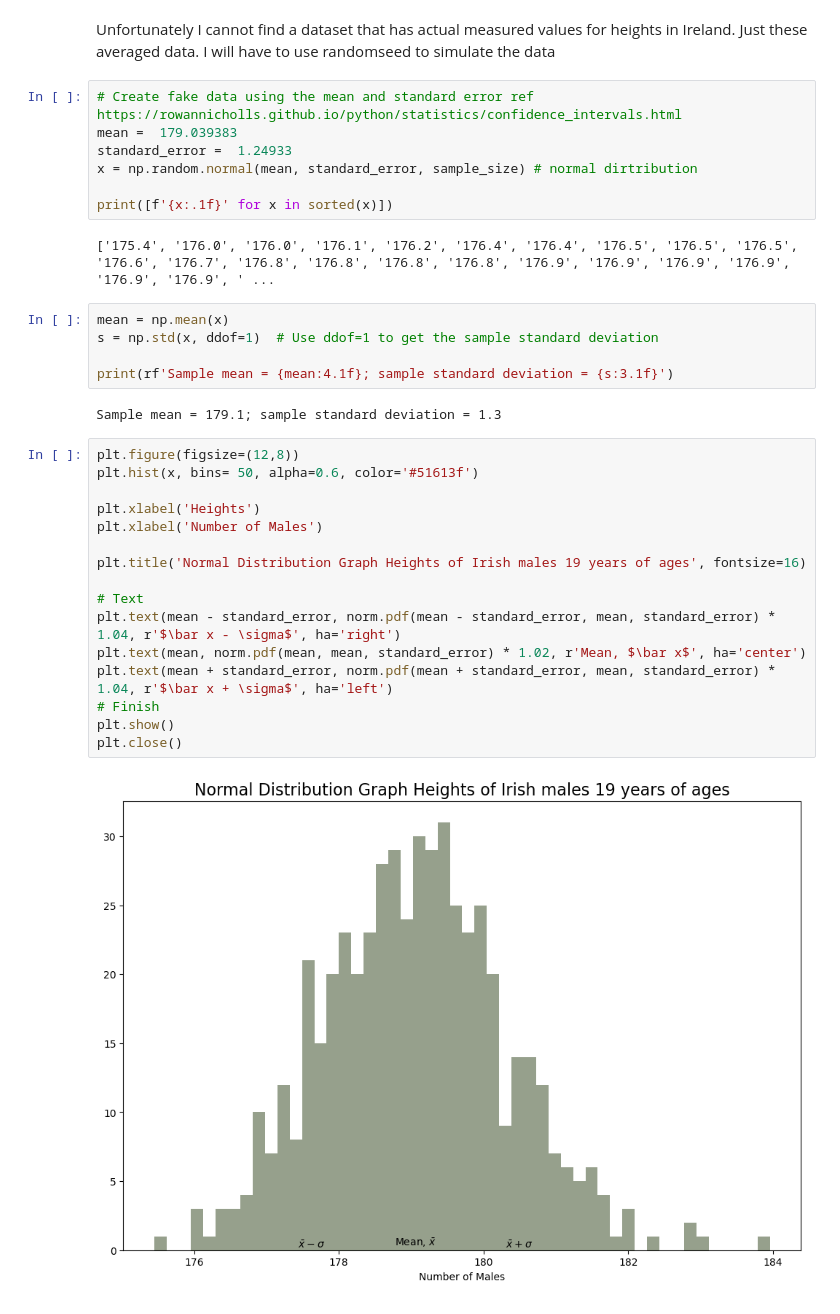
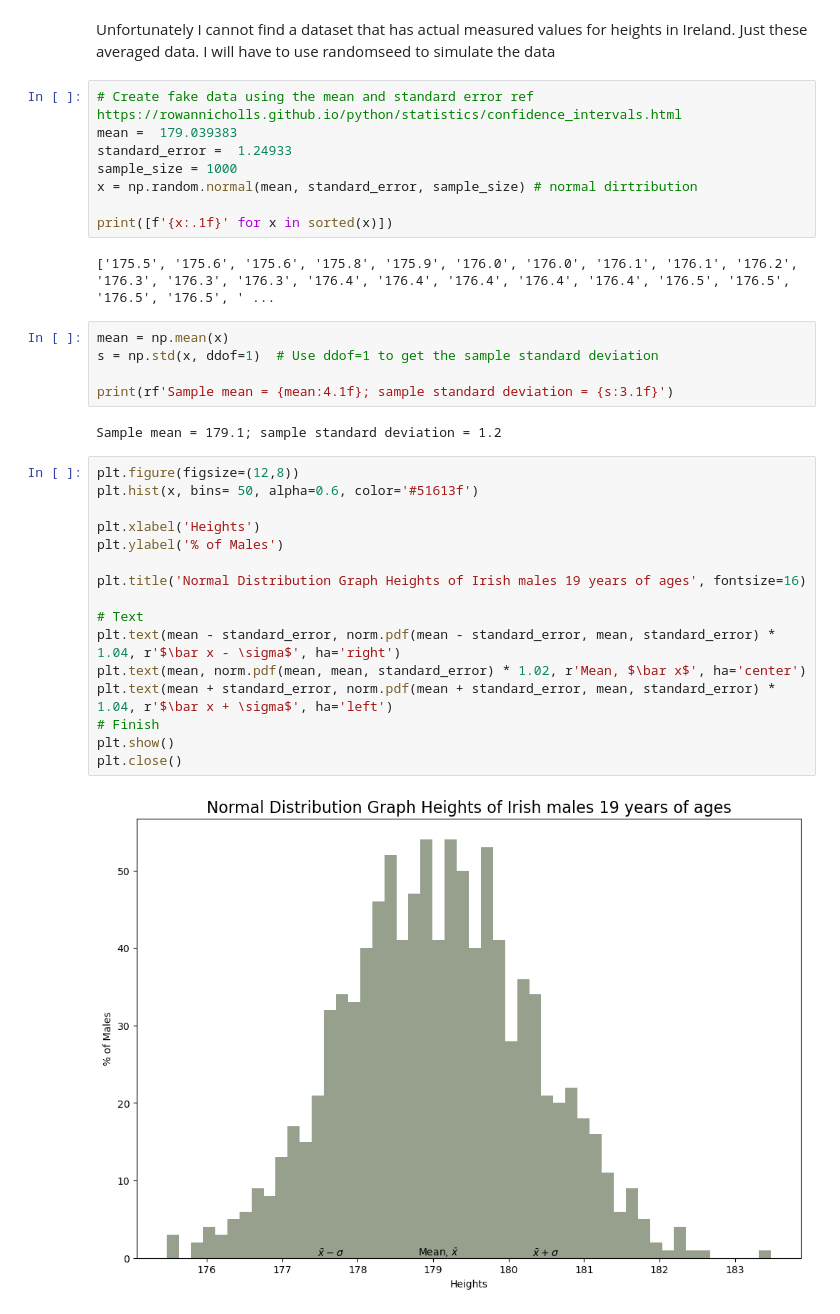
Before and after one commit to BridK02/fundata-assessment, a Jupyter notebook: Normal Distribution.ipynb, the cells around one changed output. Drawn from its saved outputs; the diff is of its cells as text.

```diff
--- a/Normal Distribution.ipynb
+++ b/Normal Distribution.ipynb
@@ -147,33 +147,34 @@ Unfortunately I cannot find a dataset that has actual measured values for height
 # Create fake data using the mean and standard error ref https://rowannicholls.github.io/python/statistics/confidence_intervals.html
 mean =  179.039383
 standard_error =  1.24933
+sample_size = 1000
 x = np.random.normal(mean, standard_error, sample_size) # normal dirtribution
 
 print([f'{x:.1f}' for x in sorted(x)])
 # %% [output]
-['175.4', '176.0', '176.0', '176.1', '176.2', '176.4', '176.4', '176.5', '176.5', '176.5', '176.6', '176.7', '176.8', '176.8', '176.8', '176.8', '176.9', '176.9', '176.9', '176.9', '176.9', '176.9', ' ...
+['175.5', '175.6', '175.6', '175.8', '175.9', '176.0', '176.0', '176.1', '176.1', '176.2', '176.3', '176.3', '176.3', '176.4', '176.4', '176.4', '176.4', '176.4', '176.5', '176.5', '176.5', '176.5', ' ...
 # %%
 mean = np.mean(x)
 s = np.std(x, ddof=1)  # Use ddof=1 to get the sample standard deviation
 
 print(rf'Sample mean = {mean:4.1f}; sample standard deviation = {s:3.1f}')
 # %% [output]
-Sample mean = 179.1; sample standard deviation = 1.3
+Sample mean = 179.1; sample standard deviation = 1.2
 # %%
 plt.figure(figsize=(12,8))
 plt.hist(x, bins= 50, alpha=0.6, color='#51613f')
 
 plt.xlabel('Heights')
-plt.xlabel('Number of Males')
+plt.ylabel('% of Males')
 
 plt.title('Normal Distribution Graph Heights of Irish males 19 years of ages', fontsize=16)
 
 # Text
 plt.text(mean - standard_error, norm.pdf(mean - standard_error, mean, standard_error) * 1.04, r'$\bar x - \sigma$', ha='right')
 plt.text(mean, norm.pdf(mean, mean, standard_error) * 1.02, r'Mean, $\bar x$', ha='center')
 plt.text(mean + standard_error, norm.pdf(mean + standard_error, mean, standard_error) * 1.04, r'$\bar x + \sigma$', ha='left')
 # Finish
 plt.show()
 plt.close()
 # %% [output]
-[figure, old version]
+[figure, new version]
```
Also changed, not shown: parts of 2 cells of this notebook, 5 other files.
